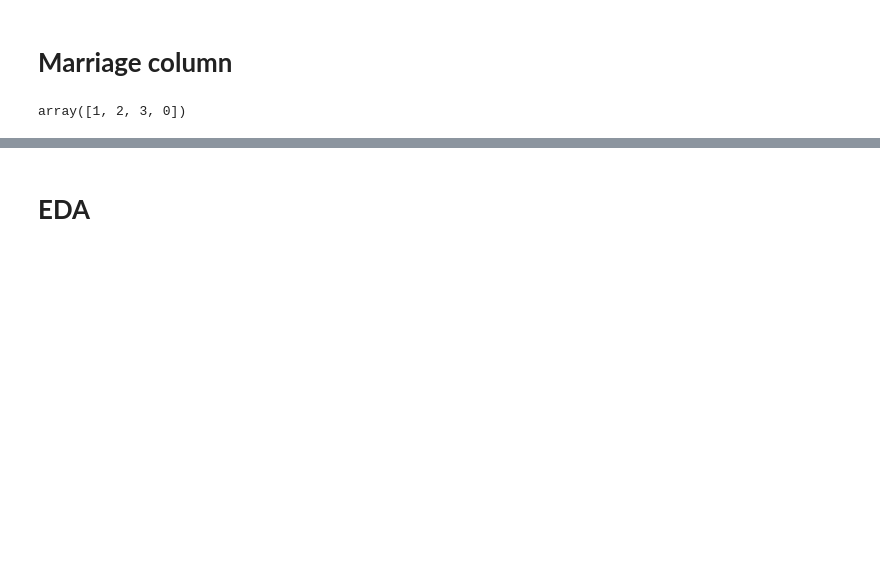
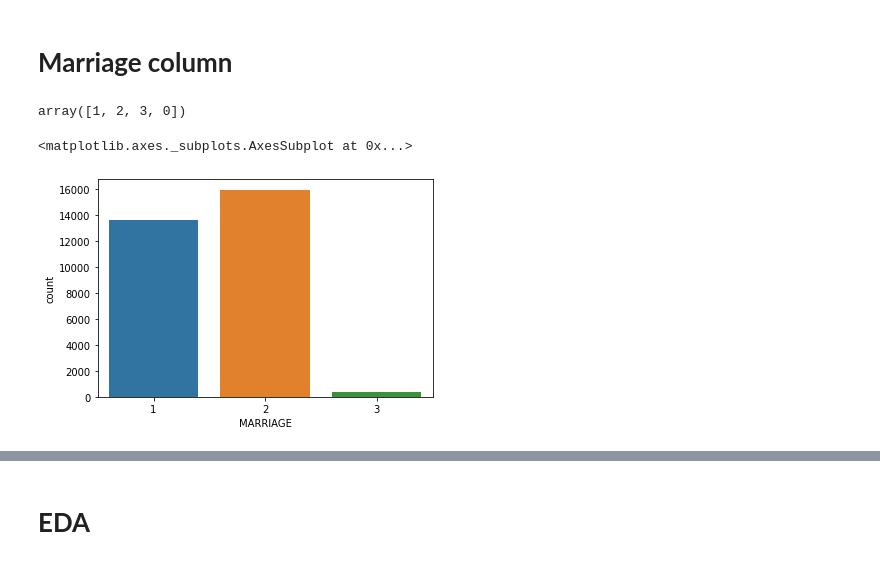
Before and after one commit to AtulChouhan0/Credit-Card-Default-Prediction, a Jupyter notebook: Credit_Card_Default_Prediction_Capstone_Project.ipynb, the cells around one changed output, grey strips where cells are left out. Saved outputs shown, nothing was run; the diff lists cells and outputs as text; code cells hidden in the pictures; blank space fills up the shorter version.

```diff
--- a/Credit_Card_Default_Prediction_Capstone_Project.ipynb
+++ b/Credit_Card_Default_Prediction_Capstone_Project.ipynb
@@ -238,3 +255,8 @@ array([1, 2, 3, 0])
 
 df["MARRIAGE"] = df["MARRIAGE"].replace({0:3})
 new["MARRIAGE"] = new["MARRIAGE"].replace({0:3})
+# %%
+sns.countplot(df['MARRIAGE'])
+# %% [output]
+<matplotlib.axes._subplots.AxesSubplot at 0x...>
+[figure, added]
```
Also changed, not shown: parts of 29 cells of this notebook.
